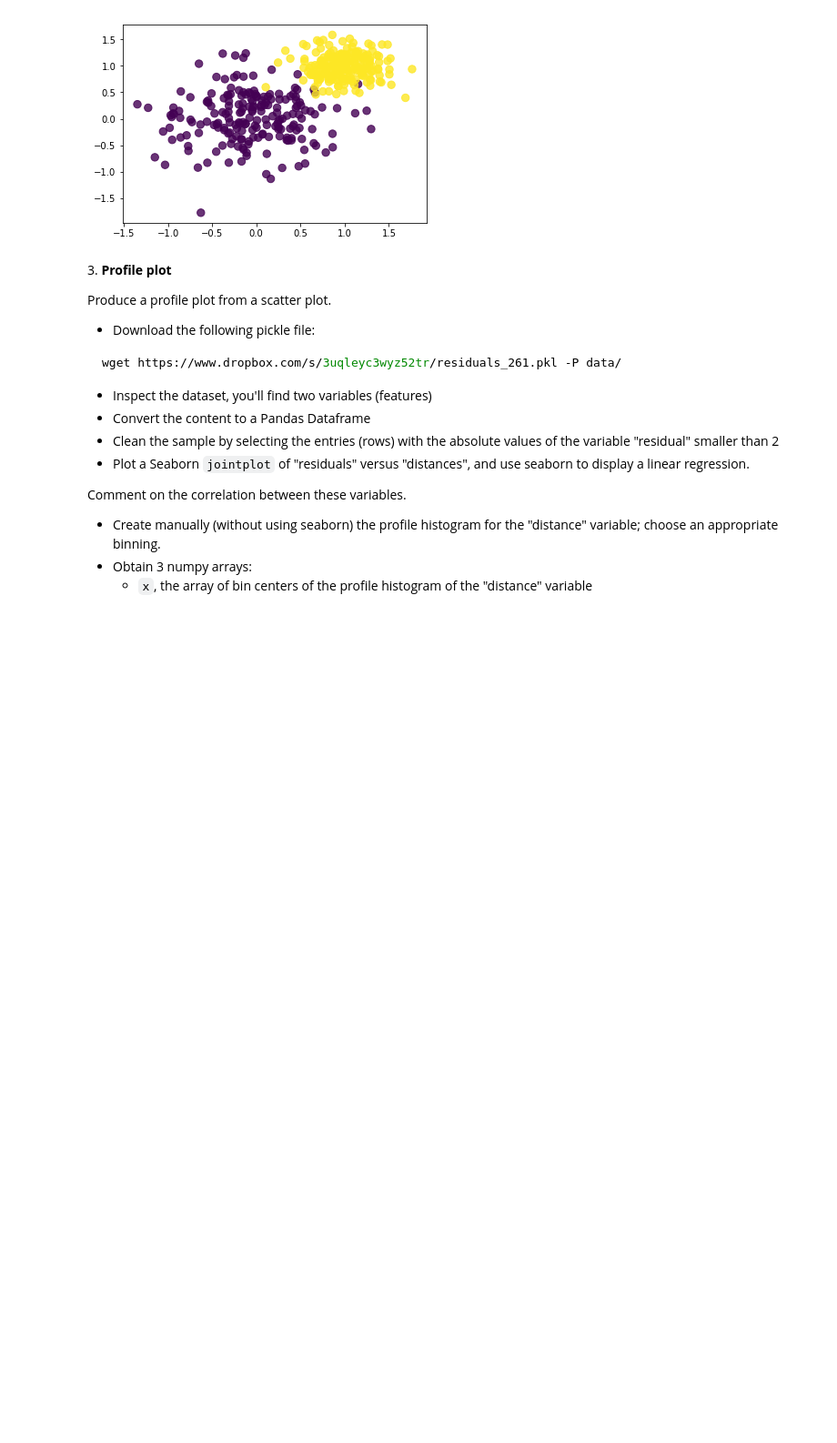
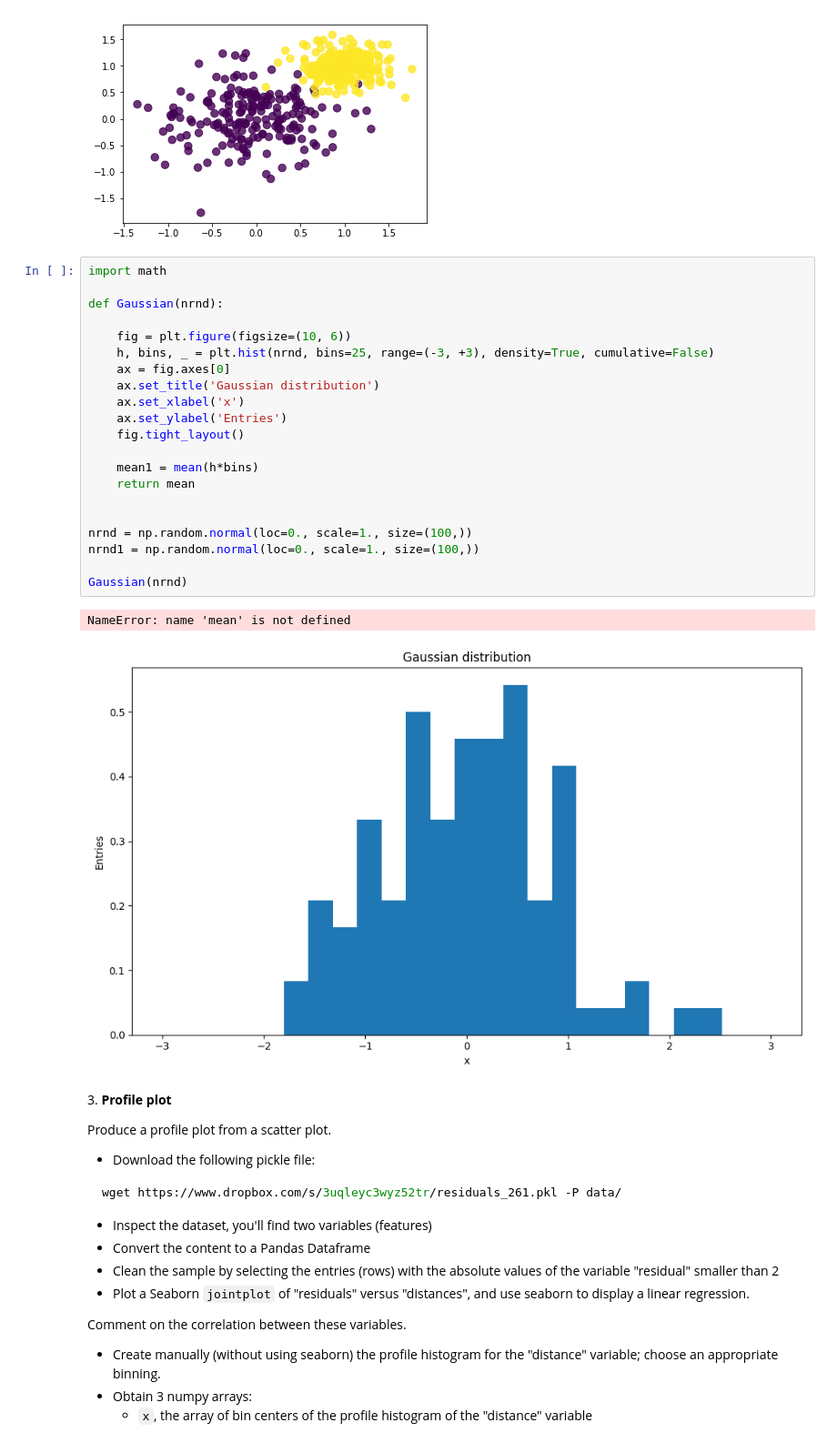
Before and after one commit to puccinireb/ScientificComputingWithPython2022, a Jupyter notebook: 07ex_visualization.ipynb, the cells around one changed output. Shown at 91% size. Saved outputs shown, nothing was run; the diff lists cells and outputs as text; blank space fills up the shorter version.

```diff
--- a/07ex_visualization.ipynb
+++ b/07ex_visualization.ipynb
@@ -53,6 +54,30 @@ from IPython.display import Image
 Image('images/two_categories_scatter_plot.png')
 # %% [output]
 [figure]
+# %%
+import math
+
+def Gaussian(nrnd):
+
+    fig = plt.figure(figsize=(10, 6))
+    h, bins, _ = plt.hist(nrnd, bins=25, range=(-3, +3), density=True, cumulative=False)
+    ax = fig.axes[0]
+    ax.set_title('Gaussian distribution')
+    ax.set_xlabel('x')
+    ax.set_ylabel('Entries')
+    fig.tight_layout()
+
+    mean1 = mean(h*bins)
+    return mean
+
+
+nrnd = np.random.normal(loc=0., scale=1., size=(100,))
+nrnd1 = np.random.normal(loc=0., scale=1., size=(100,))
+
+Gaussian(nrnd)
+# %% [output]
+NameError: name 'mean' is not defined
+[figure, added]
 # %% [markdown]
 3\. **Profile plot**
 
```
Also changed, not shown: parts of 1 cell of this notebook.
